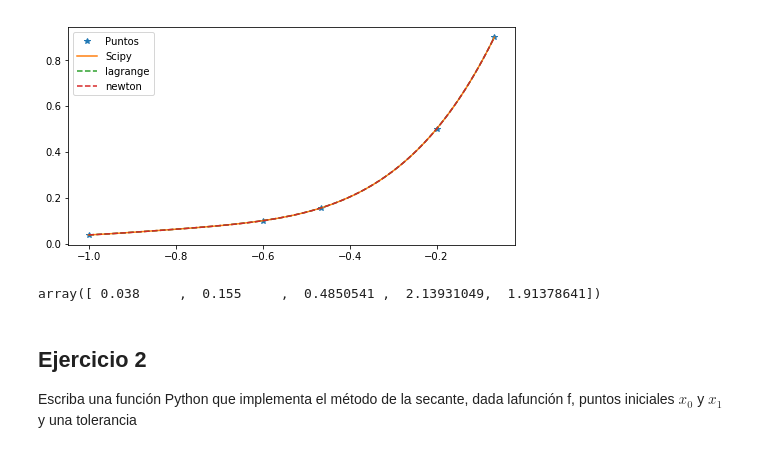
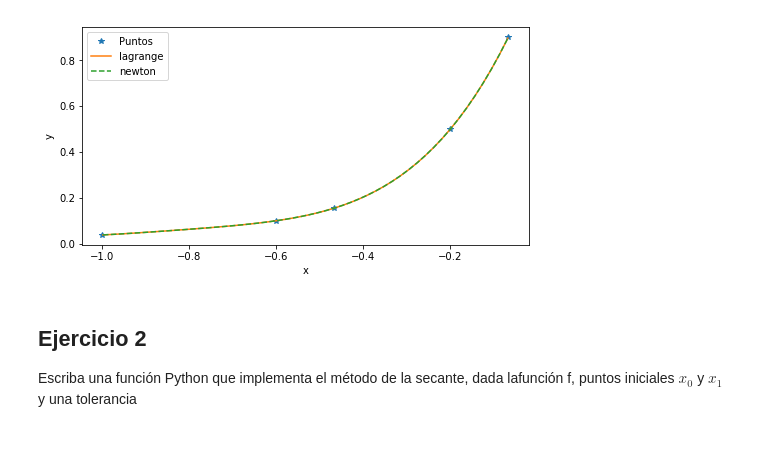
Before and after one commit to sborquez/INF-221-2018-1-, a Jupyter notebook: Tarea1/codigos/tarea1Sandbox.ipynb, the cells around one changed output. Drawn from its saved outputs; the diff is of its cells as text; code cells hidden in the pictures.

```diff
--- a/Tarea1/codigos/tarea1Sandbox.ipynb
+++ b/Tarea1/codigos/tarea1Sandbox.ipynb
@@ -6,0 +12,25 @@ from scipy import interpolate
+# %%
+def interpolar1(x, X, Y):
+    # Para cada j en [0,n]
+    # D = X[j] - X[X != X[j]] son las diferencias (xj - xk) para toda k  en [0,n] y k != j
+    # w = np.prod(D) es la multiplicatoria de las diferencias
+    # luego tomamos su inversa W = w^-1
+    w = [np.prod(X[j] - X[X != X[j]]) for j in range(len(X))]
+    W = np.power(np.array(w), -1)
+
+    # diff = x - X es la diferencia x - xj para cada j en [0, n]
+    diff = x - X
+
+    # Numerador
+    # W*Y/diff es calcular (wj * f(xj))/(x - xj) para cada j en [0, n]
+    # Luego realizamos la sumatoria entre estos valores
+    num = np.sum(W*Y / diff)
+
+    # Denominador
+    # De la misma forma calculamos para el denominador W/diff
+    # equivalente a wj/(x - xj) para cada j en [0, n]
+    # y sumamos los valores
+    den = np.sum(W / diff)
+
+    # finalmente retornamos la division
+    return num/den
@@ -52,40 +137,17 @@ The slowest run took 5.13 times longer than the fastest. This could mean that an
 # %%
-f = interpolate.BarycentricInterpolator(X, Y)
-F = interpolar
+nX = np.linspace(-.999,-.068)
 
-nX = np.linspace(-1.001,-0.06701,num=100)
-nY = f(nX)
-
-mY = np.array([F(x, X, Y) for x in nX if x not in X])
-lY = np.array([Eval(coef(X, Y), X, x) for x in nX if x not in X])
+mY = np.array([interpolar1(x, X, Y) for x in nX if x not in X])
+lY = np.array([interpolar2(x, X, Y) for x in nX if x not in X])
 plt.figure(figsize=(8, 4))
-plt.plot(X,Y, "*", nX,nY, "-", nX, mY, "--", nX, lY, "--")
-plt.legend(["Puntos", "Scipy", "lagrange", "newton"])
+plt.plot(X,Y, "*", nX, mY, "-", nX, lY, "--")
+plt.xlabel("x")
+plt.ylabel("y")
+plt.legend(["Puntos",  "lagrange", "newton"])
+plt.savefig('interpolacion1.png', bbox_inches='tight')
 plt.show()
 # %% [output]
-[figure, old version]
+[figure, new version]
-# %%
-def coef(x, y):
-    '''x : array of data points
-       y : array of f(x)  '''
-    n = len(x)
-    a = list(y)
-
-    for j in range(1, n):
-
-        for i in range(n-1, j-1, -1):
-            a[i] = (a[i]-a[i-1])/(x[i]-x[i-j])
-
-    return np.array(a) # return an array of coefficient
-
-def Eval(a, x, r):
-    n = len( a ) - 1
-    temp = a[n]
-    for i in range( n - 1, -1, -1 ):
-        temp = temp * ( r - x[i] ) + a[i]
-    return temp # return the y_value interpolation
-# %% [output]
-array([ 0.038     ,  0.155     ,  0.4850541 ,  2.13931049,  1.91378641])
 # %% [markdown]
 ## Ejercicio 2
 
```
Also changed, not shown: parts of 26 cells of this notebook, 7 other files.
